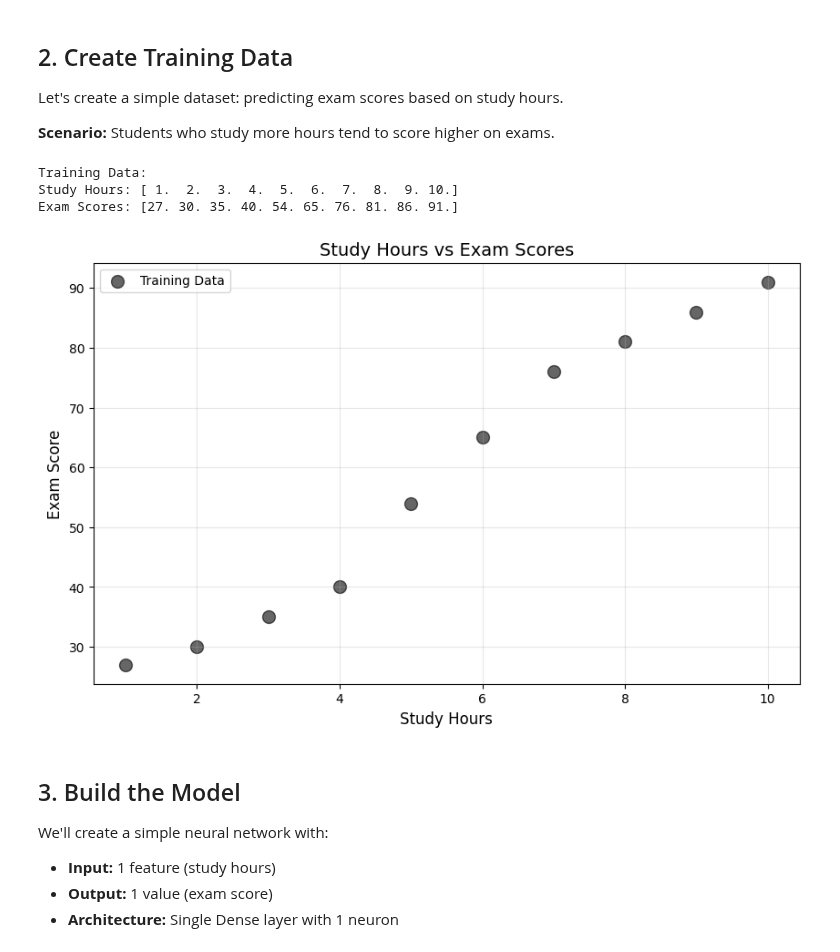
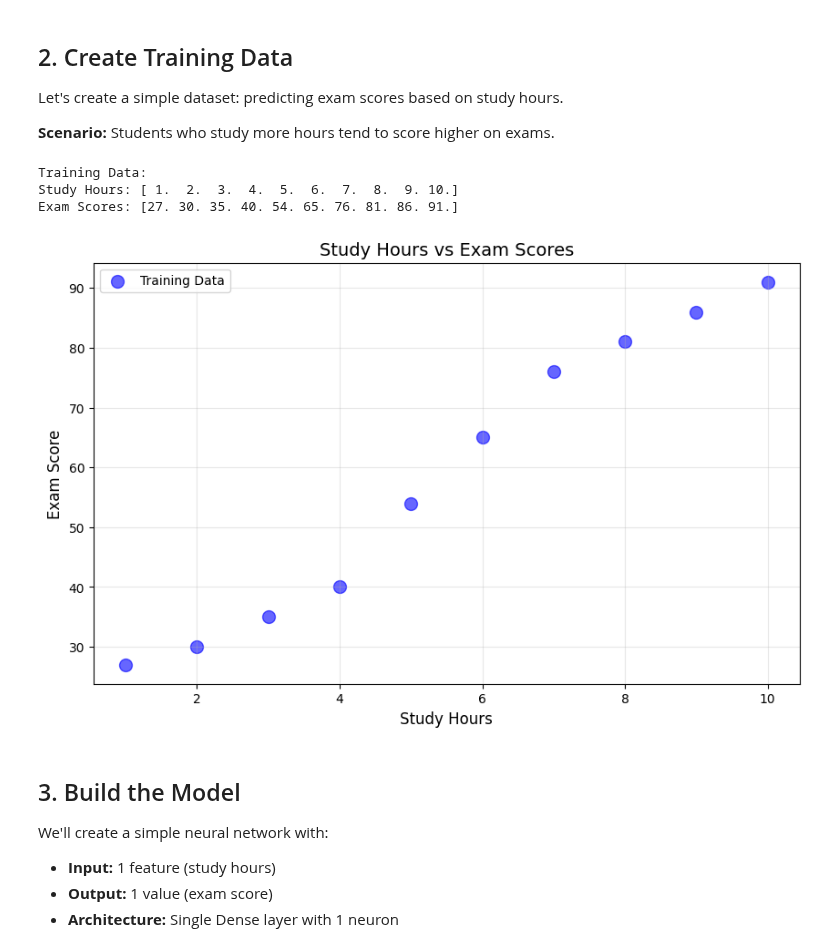
Before and after one commit to nexageapps/AI, a Jupyter notebook: Basic/B02 - Linear Regression.ipynb, the cells around one changed output. Cells and saved outputs as stored; diff of their text form; code cells hidden in the pictures.

```diff
--- a/Basic/B02 - Linear Regression.ipynb
+++ b/Basic/B02 - Linear Regression.ipynb
@@ -58,29 +58,29 @@ Let's create a simple dataset: predicting exam scores based on study hours.
 # %%
 # Training data: [study hours]
 X_train = np.array([1, 2, 3, 4, 5, 6, 7, 8, 9, 10], dtype=float)
 
 # Training labels: [exam scores]
 # Roughly: score = 20 * hours + 7 (with some noise)
 y_train = np.array([27, 30, 35, 40, 54, 65, 76, 81, 86, 91], dtype=float)
 
 print("Training Data:")
 print(f"Study Hours: {X_train}")
 print(f"Exam Scores: {y_train}")
 
 # Visualize the data
 plt.figure(figsize=(10, 6))
-plt.scatter(X_train, y_train, color='blude', s=100, alpha=0.6, label='Training Data')
+plt.scatter(X_train, y_train, color='blue', s=100, alpha=0.6, label='Training Data')
 plt.xlabel('Study Hours', fontsize=12)
 plt.ylabel('Exam Score', fontsize=12)
 plt.title('Study Hours vs Exam Scores', fontsize=14)
 plt.legend()
 plt.grid(True, alpha=0.3)
 plt.show()
 # %% [output]
 Training Data:
 Study Hours: [ 1.  2.  3.  4.  5.  6.  7.  8.  9. 10.]
 Exam Scores: [27. 30. 35. 40. 54. 65. 76. 81. 86. 91.]
-[figure, old version]
+[figure, new version]
 # %% [markdown]
 ## 3. Build the Model
 
```
Also changed, not shown: parts of 7 cells of this notebook.
